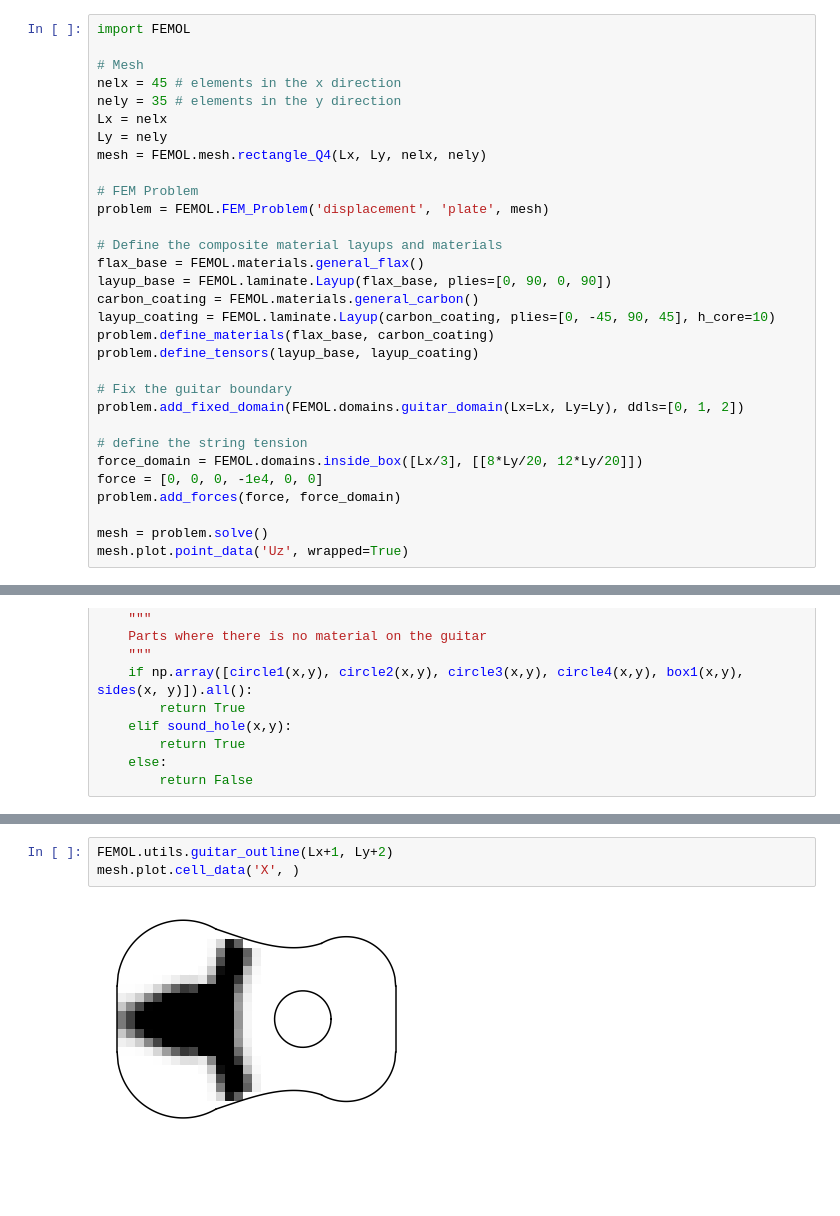
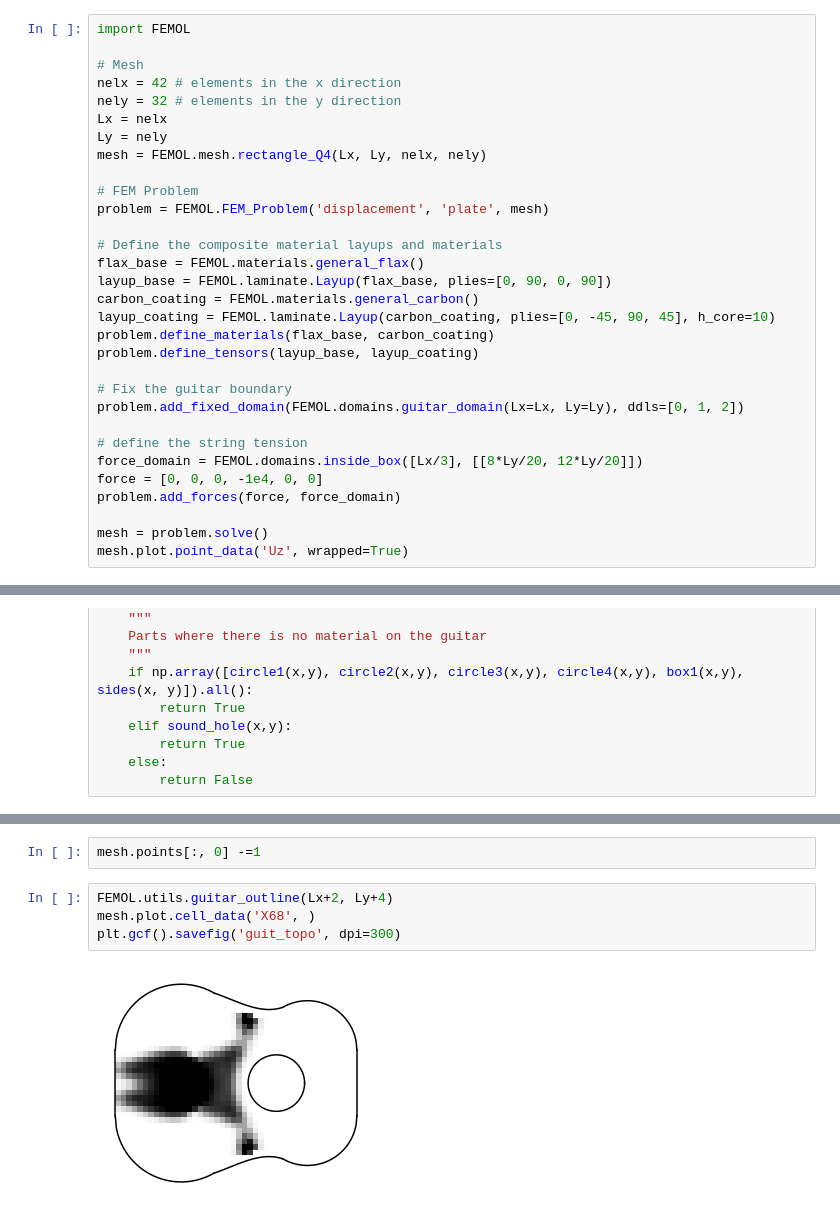
Before and after one commit to olivecha/FEMOL, a Jupyter notebook: DEV_Notebook.ipynb, the cells around one changed output, grey strips where cells are left out. Drawn from its saved outputs; the diff is of its cells as text; blank space fills up the shorter version.

```diff
--- a/DEV_Notebook.ipynb
+++ b/DEV_Notebook.ipynb
@@ -92,8 +92,8 @@ Type "help", "copyright", "credits" or "license" for more information.
 import FEMOL
 
 # Mesh
-nelx = 45 # elements in the x direction
-nely = 35 # elements in the y direction
+nelx = 42 # elements in the x direction
+nely = 32 # elements in the y direction
 Lx = nelx
 Ly = nely
 mesh = FEMOL.mesh.rectangle_Q4(Lx, Ly, nelx, nely)
@@ -167,5 +168,8 @@ mesh = topo_problem.solve(plot=True)
+# %%
+mesh.points[:, 0] -=1
 # %%
-FEMOL.utils.guitar_outline(Lx+1, Ly+2)
-mesh.plot.cell_data('X', )
+FEMOL.utils.guitar_outline(Lx+2, Ly+4)
+mesh.plot.cell_data('X68', )
+plt.gcf().savefig('guit_topo', dpi=300)
 # %% [output]
-[figure, old version]
+[figure, new version]
```
Also changed, not shown: parts of 8 cells of this notebook.
